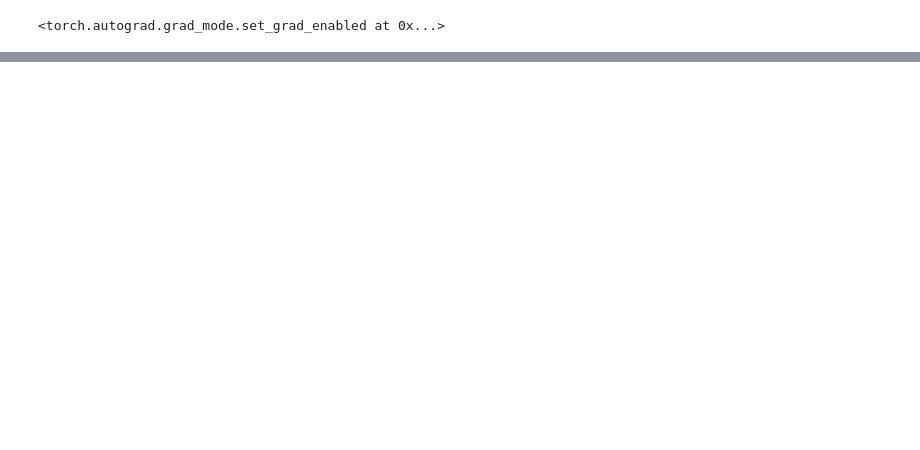
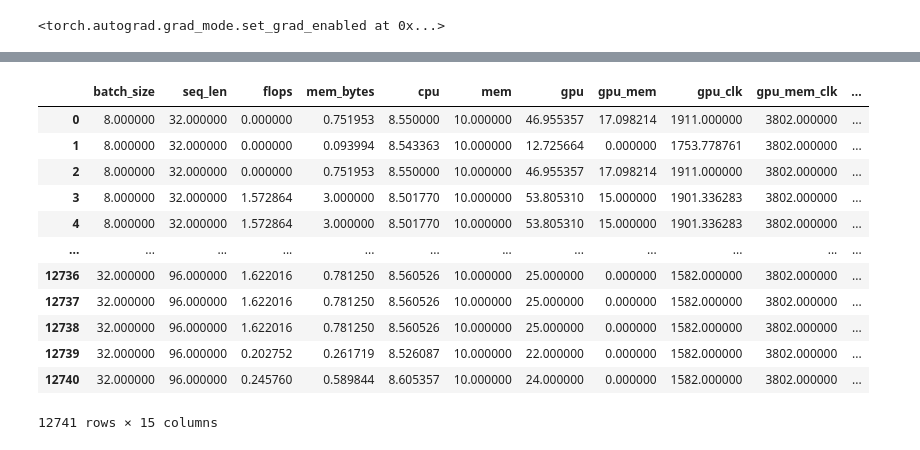
Before and after one commit to Vanessa96/DetecTor, a Jupyter notebook: trace_cg.ipynb, the cells around one changed output, grey strips where cells are left out. Cells and saved outputs as stored; diff of their text form; code cells hidden in the pictures; blank space fills up the shorter version.

```diff
--- a/trace_cg.ipynb
+++ b/trace_cg.ipynb
@@ -677,6 +379,6 @@ info = pd.DataFrame(data=feature_values)
 # %%
 pd.set_option('display.float_format', '{:.6f}'.format)
 pd.set_option('display.max_columns', None)
-pd.set_option('display.max_rows', None)
+pd.set_option('display.max_rows', 100)
 # %%
 info
@@ -773,0 +499,16 @@ infos[3].dropna().sort_values('energy_std')
+# %%
+ml_data
+# %% [output]
+|  | batch_size | seq_len | flops | mem_bytes | cpu | mem | gpu | gpu_mem | gpu_clk | gpu_mem_clk | ... |
+| 0 | 8.000000 | 32.000000 | 0.000000 | 0.751953 | 8.550000 | 10.000000 | 46.955357 | 17.098214 | 1911.000000 | 3802.000000 | ... |
+| 1 | 8.000000 | 32.000000 | 0.000000 | 0.093994 | 8.543363 | 10.000000 | 12.725664 | 0.000000 | 1753.778761 | 3802.000000 | ... |
+| 2 | 8.000000 | 32.000000 | 0.000000 | 0.751953 | 8.550000 | 10.000000 | 46.955357 | 17.098214 | 1911.000000 | 3802.000000 | ... |
+| 3 | 8.000000 | 32.000000 | 1.572864 | 3.000000 | 8.501770 | 10.000000 | 53.805310 | 15.000000 | 1901.336283 | 3802.000000 | ... |
+| 4 | 8.000000 | 32.000000 | 1.572864 | 3.000000 | 8.501770 | 10.000000 | 53.805310 | 15.000000 | 1901.336283 | 3802.000000 | ... |
+| ... | ... | ... | ... | ... | ... | ... | ... | ... | ... | ... | ... |
+| 12736 | 32.000000 | 96.000000 | 1.622016 | 0.781250 | 8.560526 | 10.000000 | 25.000000 | 0.000000 | 1582.000000 | 3802.000000 | ... |
+| 12737 | 32.000000 | 96.000000 | 1.622016 | 0.781250 | 8.560526 | 10.000000 | 25.000000 | 0.000000 | 1582.000000 | 3802.000000 | ... |
+| 12738 | 32.000000 | 96.000000 | 1.622016 | 0.781250 | 8.560526 | 10.000000 | 25.000000 | 0.000000 | 1582.000000 | 3802.000000 | ... |
+| 12739 | 32.000000 | 96.000000 | 0.202752 | 0.261719 | 8.526087 | 10.000000 | 22.000000 | 0.000000 | 1582.000000 | 3802.000000 | ... |
+| 12740 | 32.000000 | 96.000000 | 0.245760 | 0.589844 | 8.605357 | 10.000000 | 24.000000 | 0.000000 | 1582.000000 | 3802.000000 | ... |
+12741 rows × 15 columns
```
Also changed, not shown: parts of 63 cells of this notebook.
